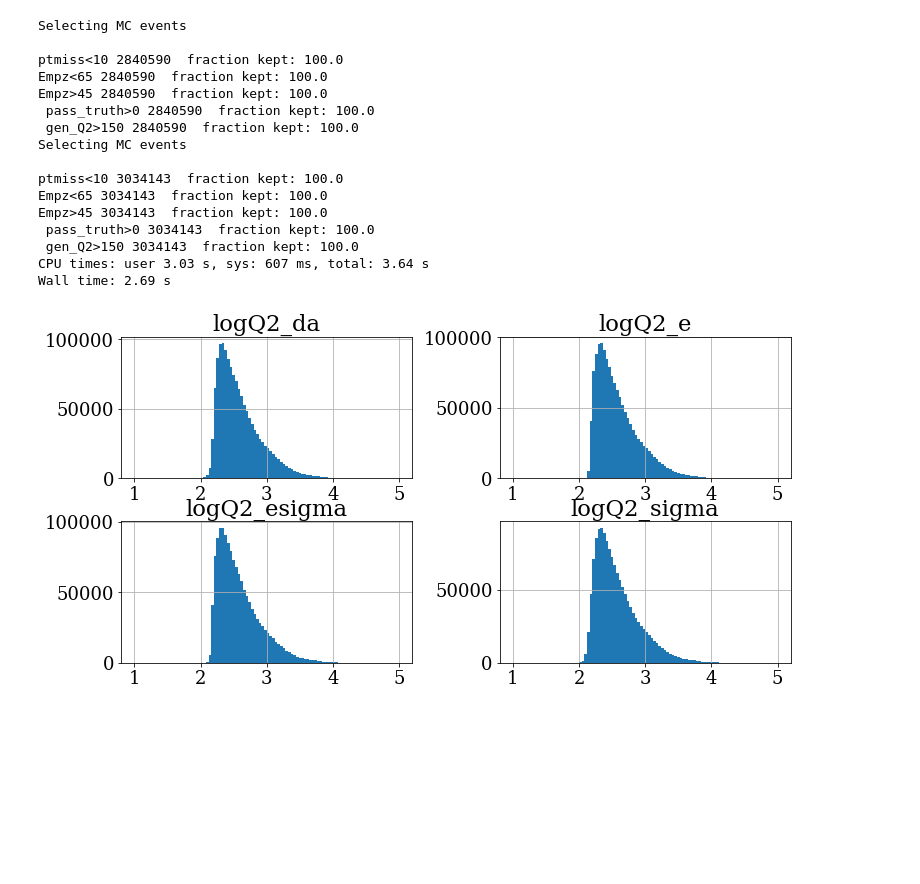
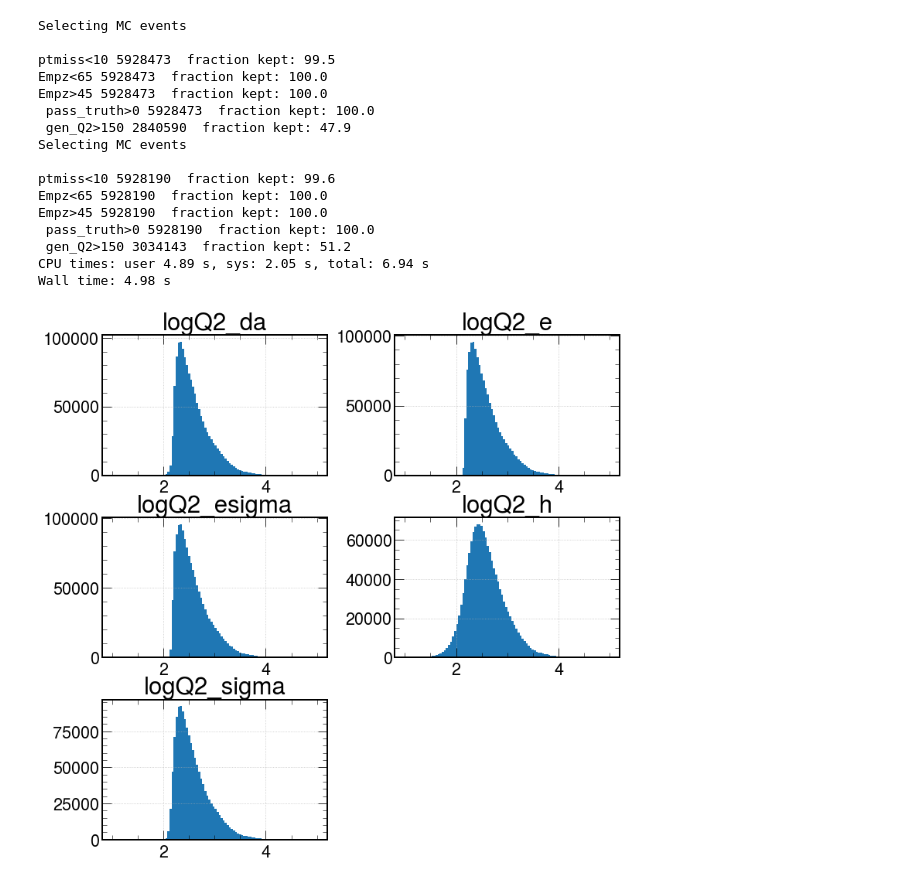
Before and after one commit to miguelignacio/calostudies, a Jupyter notebook: h1sim.ipynb, the cells around one changed output. Saved outputs shown, nothing was run; the diff lists cells and outputs as text; code cells hidden in the pictures; blank space fills up the shorter version.

```diff
--- a/h1sim.ipynb
+++ b/h1sim.ipynb
@@ -18,6 +18,24 @@ import uproot3
 rc('text', usetex=True)
 
 import matplotlib as mpl
+
+import time
+import numpy as np
+import pandas as pd
+import matplotlib.pyplot as plt
+import matplotlib.ticker as mticker
+from matplotlib.colors import LogNorm
+from matplotlib import rc
+from matplotlib import gridspec
+from matplotlib.font_manager import FontProperties
+
+from numpy import inf
+
+import os
+
+rc('text', usetex=True)
+
+import matplotlib as mpl
 rc('font', family='serif')
 rc('text', usetex=True)
 rc('font', size=22)
@@ -34,7 +52,8 @@ mpl.rcParams.update({'text.usetex' : False})
 mpl.rcParams.update({'axes.labelsize': 18})
 mpl.rcParams.update({'legend.frameon': False})
 
-#import mplhep as hep
-#hep.set_style(hep.style.ROOT)
-print(pd.__version__)
+import matplotlib.pyplot as plt
+import mplhep as hep
+#hep.set_style(hep.style.CMS)
+hep.set_style("CMS")
 # %% [output]
@@ -169,14 +187,19 @@ def applyCutsJets(df,isMC=False):
     temp.eval('logQ2_esigma= log(Q2_esigma)/2.3025850', inplace=True)
     temp.eval('logQ2_sigma= log(Q2_sigma)/2.3025850', inplace=True)
     temp.eval('logQ2_da= log(Q2_da)/2.3025850', inplace=True)
+    temp.eval('logQ2_h= log(Q2_h)/2.3025850', inplace=True)
 
     temp.eval('s = 4*27.6*920', inplace=True)
     temp.eval('x_e = Q2_e/(s*y_e)',inplace=True)
     temp.eval('x_da = Q2_da/(s*y_da)',inplace=True)
     temp.eval('x_sigma = Q2_sigma/(s*y_sigma)',inplace=True)
     temp.eval('x_esigma = x_sigma',inplace=True)
+    temp.eval('x_h = Q2_h/(s*y_h)',inplace=True)
 
-
+    temp.eval('Sigma = HFS_E - HFS_pz', inplace=True)
+    temp.eval('HFS_pt = sqrt(HFS_px*HFS_px + HFS_py*HFS_py)',inplace=True)
+    temp.eval('HFS_eta = arcsinh(HFS_pz/HFS_pt)',inplace=True)
+    temp.eval('gamma = 2.0*arctan(Sigma/HFS_pt)',inplace=True)
     temp = applyCut(temp, 'pass_reco==0 | ptmiss < 10', 'ptmiss<10')
 
     #temp = applyCut(temp, 'pass_reco==0 | 0.08 < y_e < 0.7', '0.08 < y_e < 0.7')
@@ -196,16 +219,19 @@ def applyCutsJets(df,isMC=False):
         temp.eval('ysigma_ratio = y_sigma/gen_y',inplace=True)
         temp.eval('yesigma_ratio = y_esigma/gen_y',inplace=True)
         temp.eval('ye_ratio = y_e/gen_y',inplace=True)
+        temp.eval('yh_ratio = y_h/gen_y',inplace=True)
 
         temp.eval('Q2e_ratio = Q2_e/gen_Q2',inplace=True)
         temp.eval('Q2da_ratio = Q2_da/gen_Q2',inplace=True)
         temp.eval('Q2sigma_ratio = Q2_sigma/gen_Q2',inplace=True)
         temp.eval('Q2esigma_ratio = Q2_esigma/gen_Q2',inplace=True)
+        temp.eval('Q2h_ratio = Q2_h/gen_Q2',inplace=True)
 
         temp.eval('xe_ratio = x_e/gen_x',inplace=True)
         temp.eval('xda_ratio = x_da/gen_x',inplace=True)
         temp.eval('xsigma_ratio = x_sigma/gen_x',inplace=True)
         temp.eval('xesigma_ratio = x_esigma/gen_x',inplace=True)
+        temp.eval('xh_ratio = x_h/gen_x',inplace=True)
 
 
 
@@ -214,7 +240,7 @@ def applyCutsJets(df,isMC=False):
 # %%
 mc_name = 'Django'
 altmc_name = 'Rapgap'
-path ='/home/miguel/calostudies/forDNN/out_ep0607/'
+path ='/home/miguel/calostudies/21-07-14-07-16-july13/out_ep0607/'
 mc_tag = 'nominal'
 # %%
 %%time
@@ -286,23 +313,23 @@ altmc   = applyCutsJets(altmc, isMC=True)
 # %% [output]
 Selecting MC events
 
-ptmiss<10 2840590  fraction kept: 100.0
-Empz<65 2840590  fraction kept: 100.0
-Empz>45 2840590  fraction kept: 100.0
- pass_truth>0 2840590  fraction kept: 100.0
- gen_Q2>150 2840590  fraction kept: 100.0
+ptmiss<10 5928473  fraction kept: 99.5
+Empz<65 5928473  fraction kept: 100.0
+Empz>45 5928473  fraction kept: 100.0
+ pass_truth>0 5928473  fraction kept: 100.0
+ gen_Q2>150 2840590  fraction kept: 47.9
 Selecting MC events
 
-ptmiss<10 3034143  fraction kept: 100.0
-Empz<65 3034143  fraction kept: 100.0
-Empz>45 3034143  fraction kept: 100.0
- pass_truth>0 3034143  fraction kept: 100.0
- gen_Q2>150 3034143  fraction kept: 100.0
-CPU times: user 3.03 s, sys: 607 ms, total: 3.64 s
-Wall time: 2.69 s
+ptmiss<10 5928190  fraction kept: 99.6
+Empz<65 5928190  fraction kept: 100.0
+Empz>45 5928190  fraction kept: 100.0
+ pass_truth>0 5928190  fraction kept: 100.0
+ gen_Q2>150 3034143  fraction kept: 51.2
+CPU times: user 4.89 s, sys: 2.05 s, total: 6.94 s
+Wall time: 4.98 s
 # %%
-mc.query('pass_reco>0').hist(figsize=(12,6),bins=100,column=['logQ2_e','logQ2_da','logQ2_sigma','logQ2_esigma'],range=(1,5))
+mc.query('pass_reco>0').hist(figsize=(12,12),bins=100,column=['logQ2_e','logQ2_da','logQ2_sigma','logQ2_esigma','logQ2_h'],range=(1,5))
 plt.show()
 # %% [output]
-[figure, old version]
+[figure, new version]
 # %%
```
Also changed, not shown: parts of 17 cells of this notebook.
